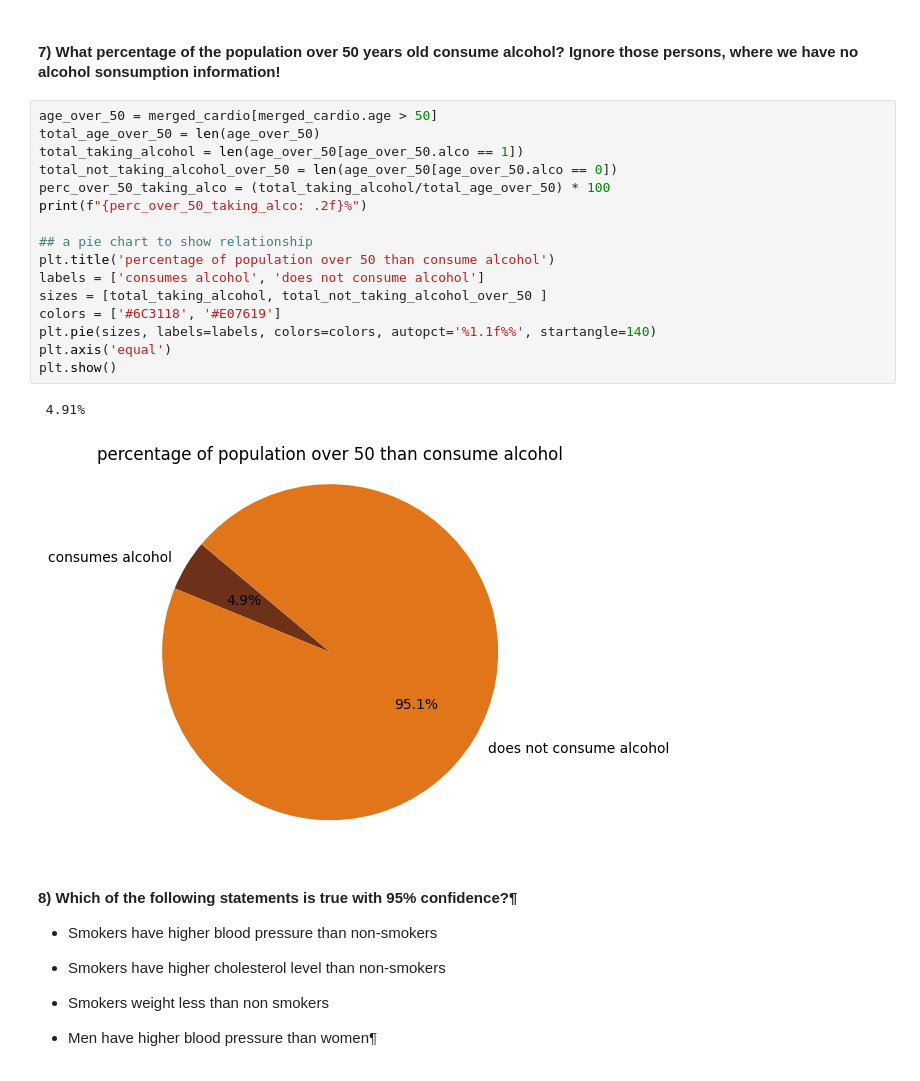
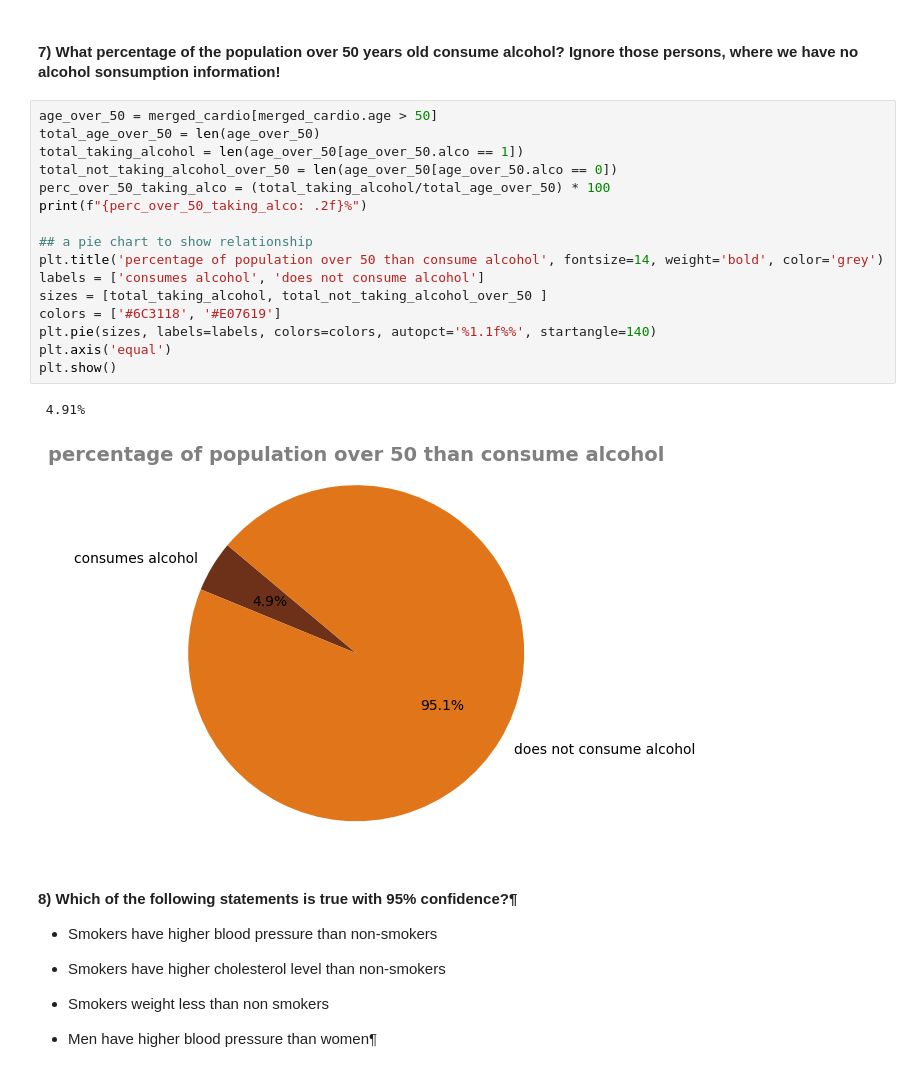
Before and after one commit to Echooed/cardio_cov, a Jupyter notebook: notebooks/cardio_cov_data_cleaning_new.ipynb, the cells around one changed output. Drawn from its saved outputs; the diff is of its cells as text.

```diff
--- a/notebooks/cardio_cov_data_cleaning_new.ipynb
+++ b/notebooks/cardio_cov_data_cleaning_new.ipynb
@@ -849,22 +849,22 @@ print(f'{perc_number_population_over_std_2_avg * 100:.2f}%')
 # %%
 age_over_50 = merged_cardio[merged_cardio.age > 50]
 total_age_over_50 = len(age_over_50)
 total_taking_alcohol = len(age_over_50[age_over_50.alco == 1])
 total_not_taking_alcohol_over_50 = len(age_over_50[age_over_50.alco == 0])
 perc_over_50_taking_alco = (total_taking_alcohol/total_age_over_50) * 100
 print(f"{perc_over_50_taking_alco: .2f}%")
 
 ## a pie chart to show relationship
-plt.title('percentage of population over 50 than consume alcohol')
+plt.title('percentage of population over 50 than consume alcohol', fontsize=14, weight='bold', color='grey')
 labels = ['consumes alcohol', 'does not consume alcohol']
 sizes = [total_taking_alcohol, total_not_taking_alcohol_over_50 ]
 colors = ['#6C3118', '#E07619']
 plt.pie(sizes, labels=labels, colors=colors, autopct='%1.1f%%', startangle=140)
 plt.axis('equal')
 plt.show()
 # %% [output]
  4.91%
-[figure, old version]
+[figure, new version]
 # %% [markdown]
 #### 8) Which of the following statements is true with 95% confidence?¶
 - Smokers have higher blood pressure than non-smokers
```
Also changed, not shown: parts of 5 cells of this notebook.
